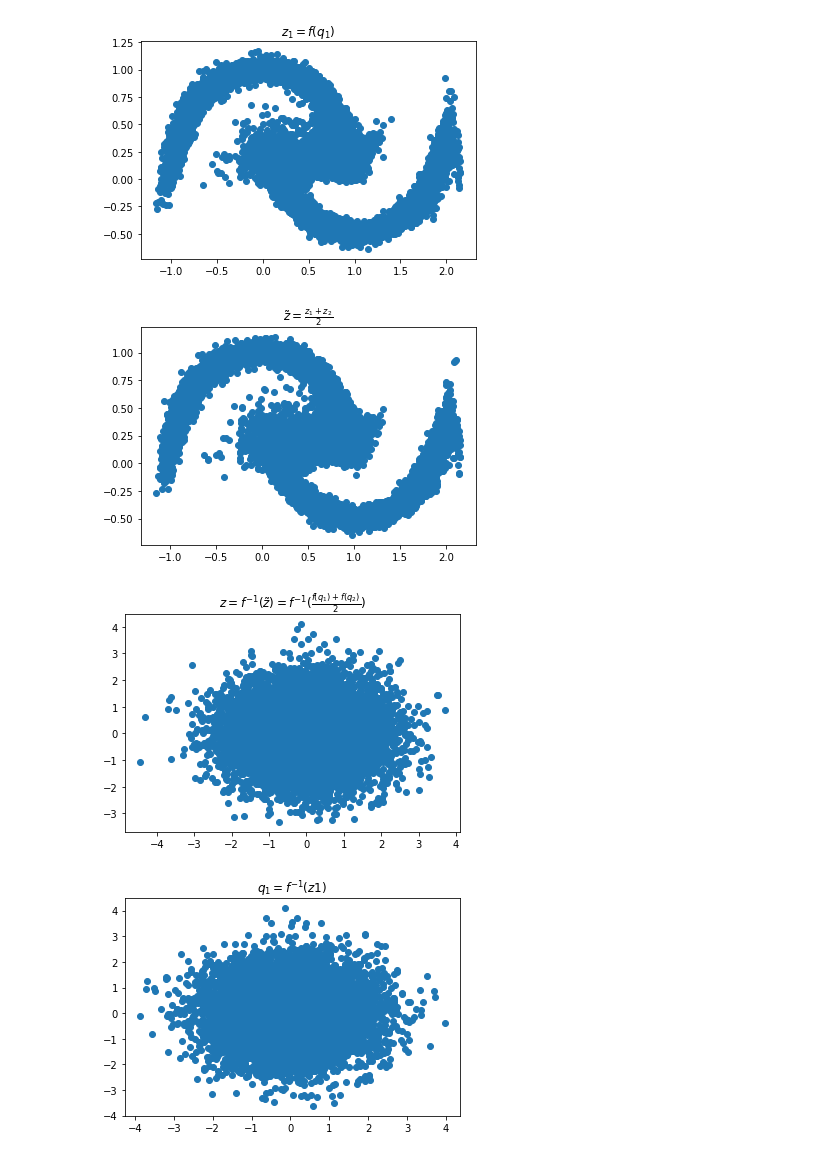
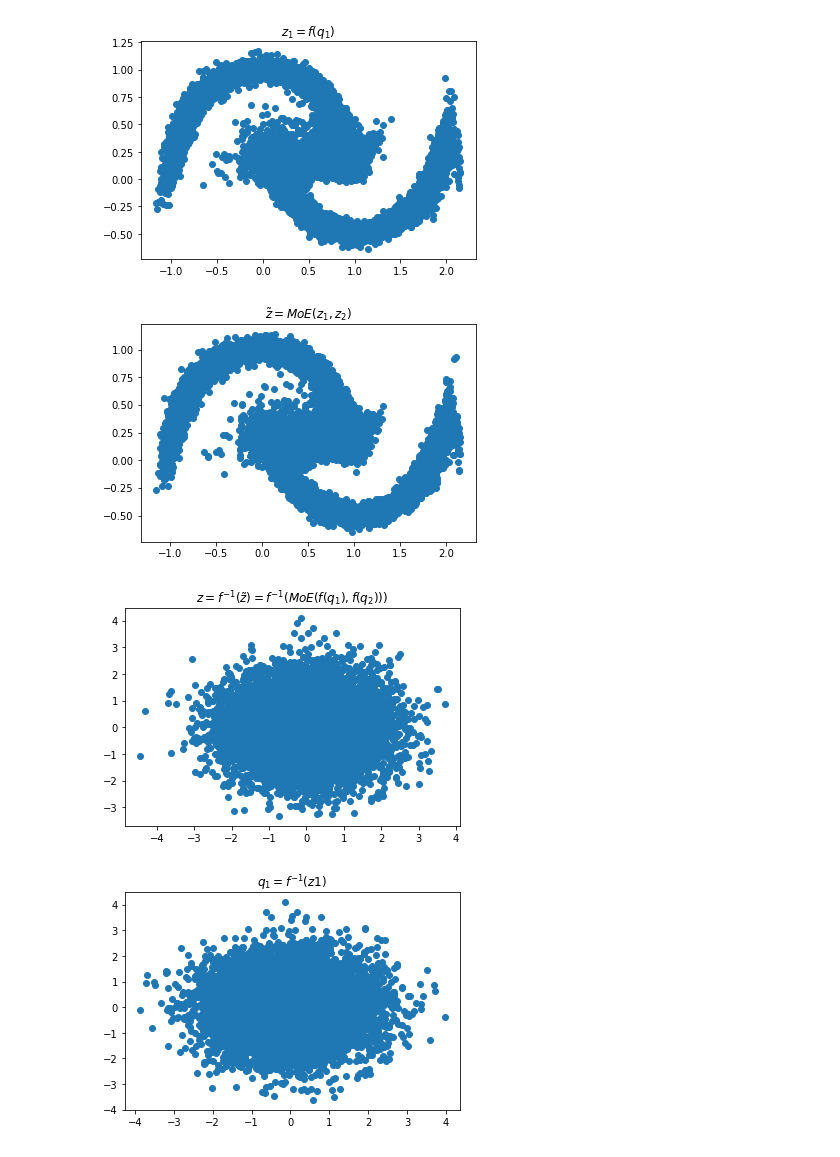
Before and after one commit to Jimmy2027/MMVAE_Hub, a Jupyter notebook: mmvae_hub/sandbox/gfmean_exploration.ipynb, the cells around one changed output. Cells and saved outputs as stored; diff of their text form; code cells hidden in the pictures.

```diff
--- a/mmvae_hub/sandbox/gfmean_exploration.ipynb
+++ b/mmvae_hub/sandbox/gfmean_exploration.ipynb
@@ -95,19 +95,19 @@ z_tilde = mixture_component_selection_embedding(enc_mods={'m1': EncMod(z1), 'm2'
 # %%
 # z_tilde = torch.mean(torch.cat((z1.unsqueeze(dim=0), z2.unsqueeze(dim=0))), dim=0)
 z_tilde_detached = z_tilde.detach().numpy()
-plt.title(r'$\tilde{z} = \frac{z_1 + z_2}{2}$')
+plt.title(r'$\tilde{z} = MoE(z_1, z_2)$')
 plt.scatter(z_tilde_detached[:, 0], z_tilde_detached[:, 1])
 plt.show()
 # %% [output]
-[figure, old version]
+[figure, new version]
 # %%
 z, _ = flow(z_tilde)
 z = z.detach().numpy()
-plt.title(r'$z = f^{-1}(\tilde{z}) = f^{-1}(\frac{f(q_1) + f(q_2)}{2})$')
+plt.title(r'$z = f^{-1}(\tilde{z}) = f^{-1}(MoE(f(q_1), f(q_2)))$')
 plt.scatter(z[:, 0], z[:, 1])
 plt.show()
 # %% [output]
-[figure, old version]
+[figure, new version]
 # %%
 q1, _ = flow(z1)
 q1 = q1.detach().numpy()
```
